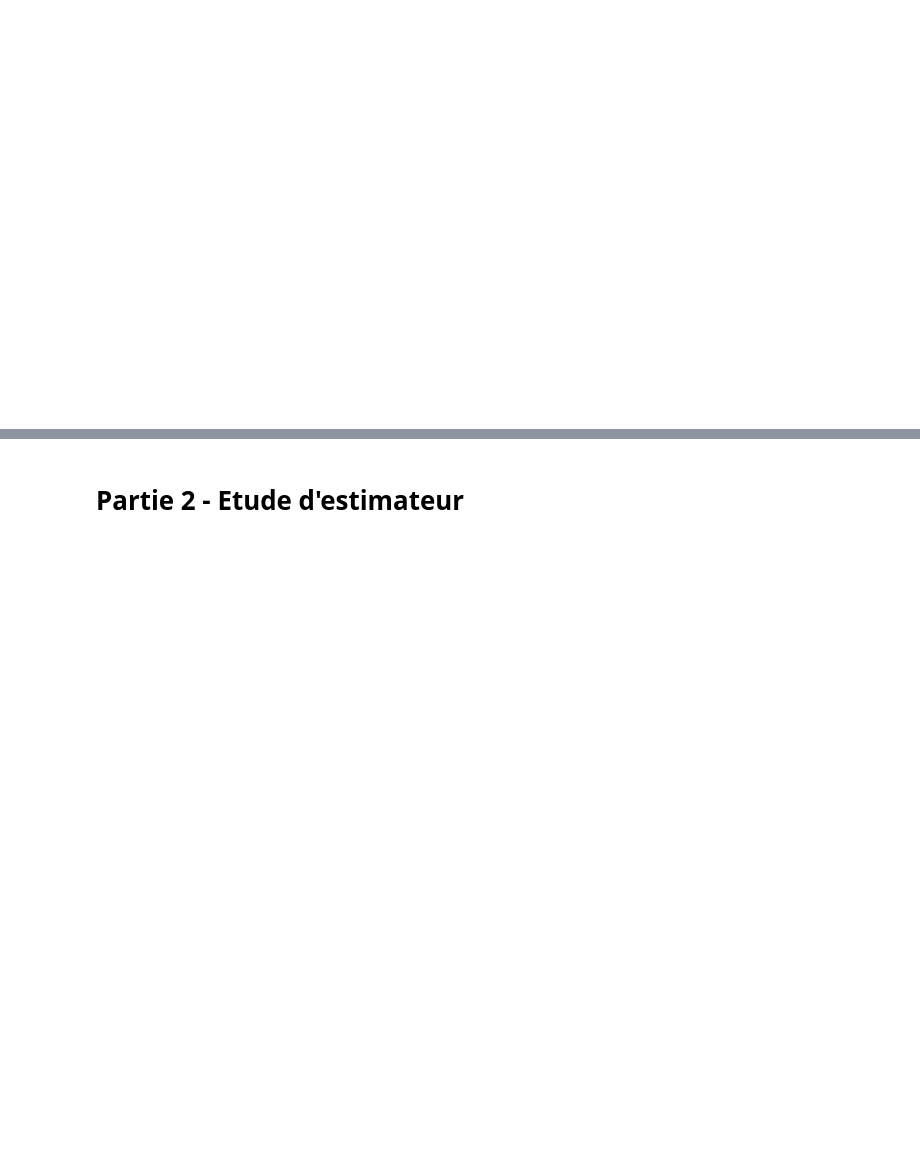
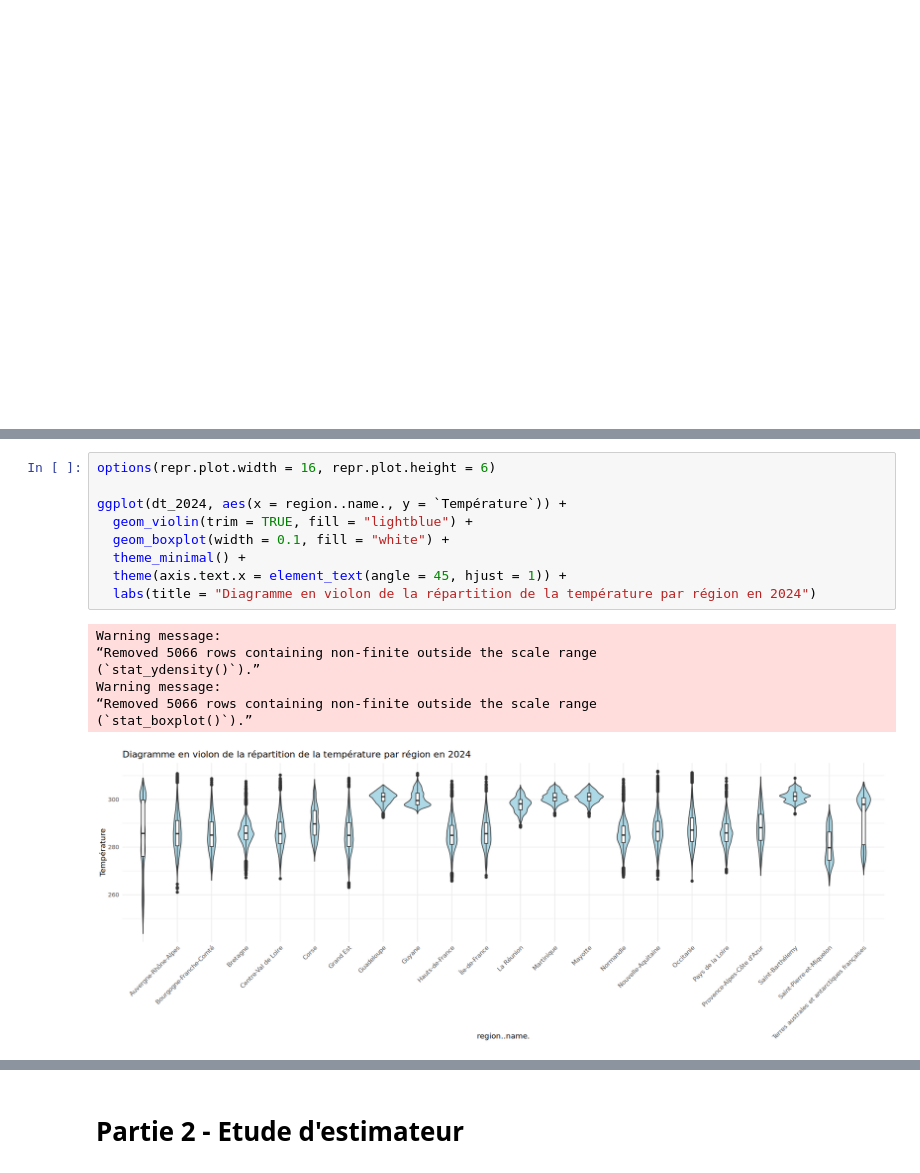
Before and after one commit to alextonon/BE_R, a Jupyter notebook: BE_final.ipynb, the cells around one changed output, grey strips where cells are left out. Drawn from its saved outputs; the diff is of its cells as text; blank space fills up the shorter version.

```diff
--- a/BE_final.ipynb
+++ b/BE_final.ipynb
@@ -183,0 +304,17 @@ TODO
+# %%
+options(repr.plot.width = 16, repr.plot.height = 6)
+
+ggplot(dt_2024, aes(x = region..name., y = `Température`)) +
+  geom_violin(trim = TRUE, fill = "lightblue") +
+  geom_boxplot(width = 0.1, fill = "white") +
+  theme_minimal() +
+  theme(axis.text.x = element_text(angle = 45, hjust = 1)) +
+  labs(title = "Diagramme en violon de la répartition de la température par région en 2024")
+# %% [output]
+Warning message:
+“Removed 5066 rows containing non-finite outside the scale range
+(`stat_ydensity()`).”
+Warning message:
+“Removed 5066 rows containing non-finite outside the scale range
+(`stat_boxplot()`).”
+[figure, added]
```
Also changed, not shown: parts of 30 cells of this notebook, 1 other file.
